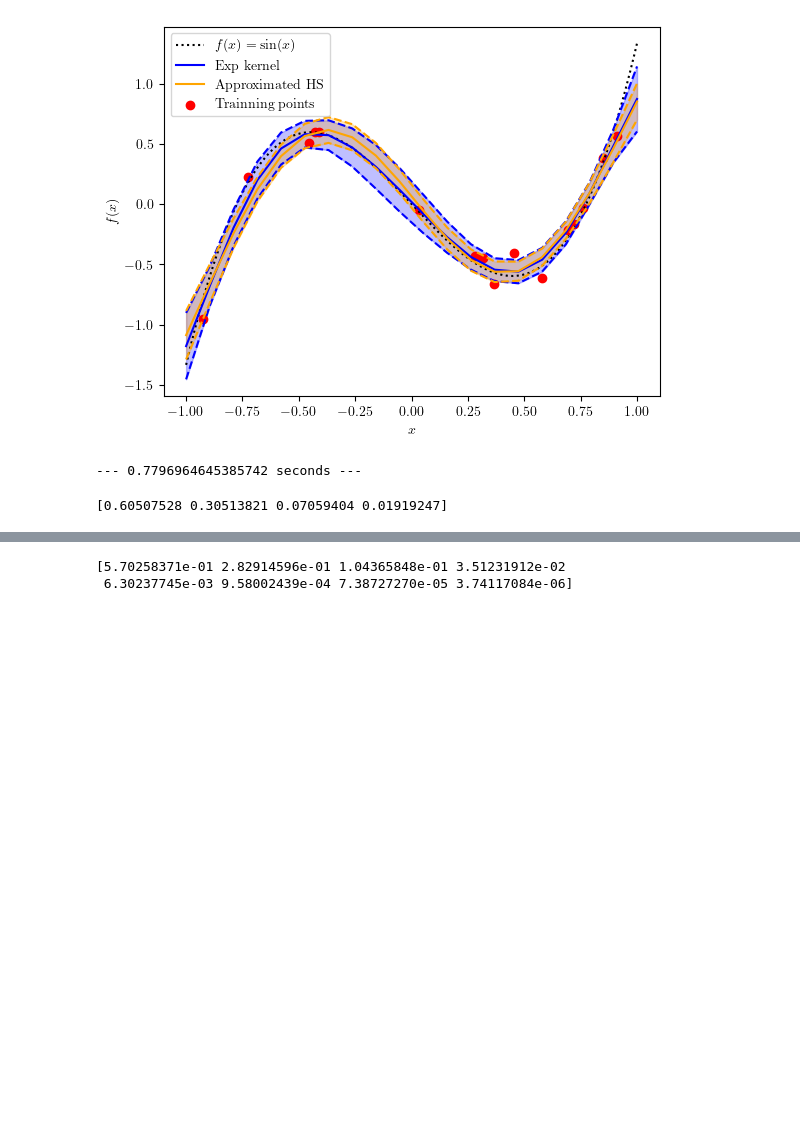
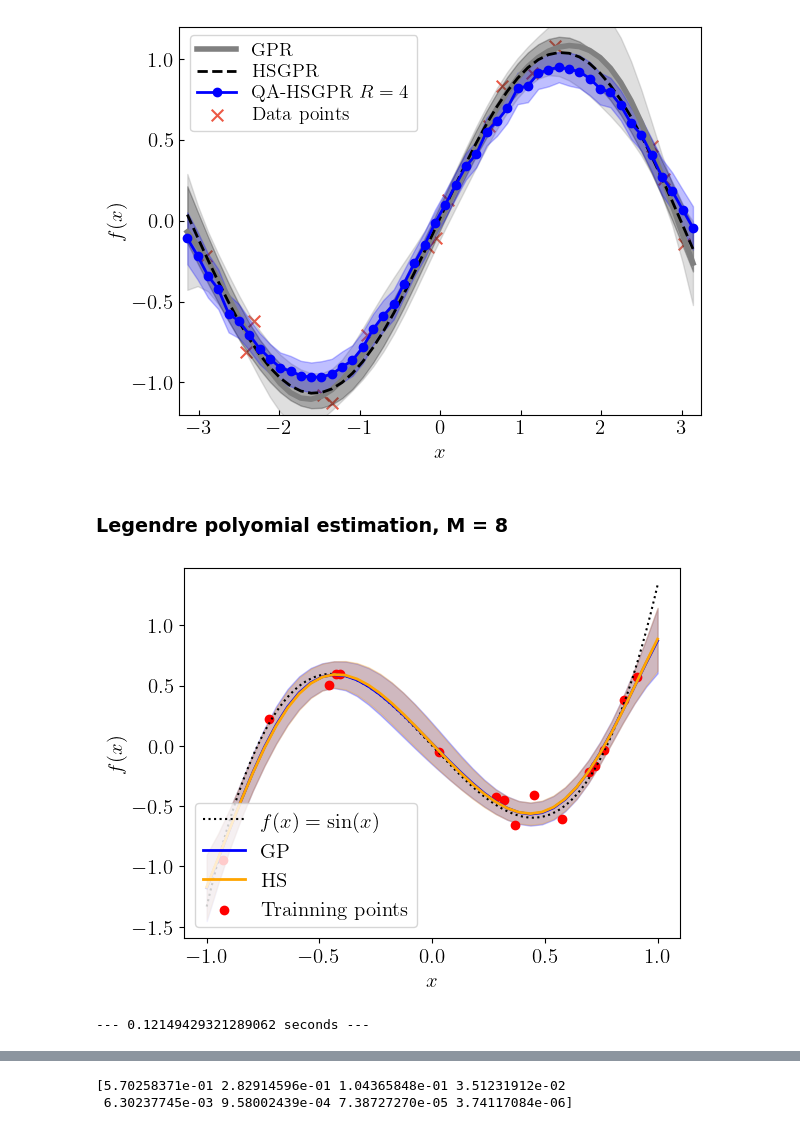
Before and after one commit to cagalvisf/Quantum_algorithm_for_HSGPR, a Jupyter notebook: Quantum_reduced_rank_GPR.ipynb, the cells around one changed output, grey strips where cells are left out. Saved outputs shown, nothing was run; the diff lists cells and outputs as text; code cells hidden in the pictures; blank space fills up the shorter version.

```diff
--- a/Quantum_reduced_rank_GPR.ipynb
+++ b/Quantum_reduced_rank_GPR.ipynb
@@ -196,3 +242,35 @@ print("--- %s seconds ---" % (time.time() - start_time))
+# %%
+## plot te result with R = 4
+R = 4
+data = np.loadtxt("Data/QAHSGPR_R{}_M{}_example_1.txt".format(R,M), delimiter=",")
+
+plot_with_uncertainty(Xp, data[:,1], np.diag(data[:,2]), color=color_GPR, name = "GPR", linestyle='-', linewidth=4.0)
+plot_with_uncertainty(Xp, data[:,3], np.diag(data[:,4]), color=color_HSGPR, name = "HSGPR", linestyle='--')
+plot_with_uncertainty(Xp, data[:,5], np.diag(data[:,6]), color=shades[-1], name = "QA-HSGPR $R={}$".format(R), linestyle='-', marker='o')
+plt.scatter(X_train, y_train, marker='x', label="Data points", color='#e82f17',zorder=0, s = 70, alpha=0.8)
+plt.xlabel("$x$")
+plt.ylabel("$f(x)$")
+plt.legend()
+
+
+## place ticks inside figure
+plt.tick_params(direction='in')
+
+## place legend left 0.2 units
+plt.legend(bbox_to_anchor=(0.02, 0.98), loc='upper left', fontsize = 14, borderaxespad=0.,ncol=1,labelspacing=0.2,  columnspacing=0.6)
+
+plt.ylim(-1.2,1.2)
+plt.xlim(-np.pi-0.1,np.pi+0.1)
+
+plt.tight_layout()
+
+plt.savefig("Figures/mean_and_variance_QHSGPR_R{}_example_1.pdf".format(R),  pad_inches = 0, bbox_inches='tight')
+
+plt.show()
+# %% [output]
+[figure, added]
+# %% [markdown]
+### Legendre polyomial estimation, M = 8
 # %%
 ## initial point
 x_i = -1
@@ -202,7 +280,7 @@ X_real = np.linspace(start=x_i, stop=x_f, num=1000).reshape(-1, 1)
 y = np.squeeze((5*(X_real)**3 - 3*(X_real))/1.5 )
 
 ## Points where we want to evaluate the function
-Xp = np.linspace(start=x_i, stop=x_f, num=20).reshape(-1, 1)
+Xp = np.linspace(start=x_i, stop=x_f, num=40).reshape(-1, 1)
 
 ## Number of trainning points
 np.random.seed(2)
@@ -228,7 +306,7 @@ GK = GP_regressors.Gaussian_kernel_GPR((X_train, y_train),sigma2=sigma2, alpha=a
 
 
 L = 2
-M = 2**2
+M = 2**3
 
 HS = GP_regressors.HS_approx_GPR((X_train, y_train),
                    sigma2=sigma2,
@@ -242,10 +320,11 @@ mu_post_exp_k, Sigma_post_exp_k = GK.posterior(Xp)
 mu_post_approx_HS_k, Sigma_post_approx_HS_k = HS.posterior(Xp)
 
 ## GPR with exp kernel
+plt.figure()
 plt.plot(X_real, y, label=r"$f(x) = \sin(x)$", linestyle="dotted", color='k')
 
-plot_with_uncertainty(Xp, mu_post_exp_k, Sigma_post_exp_k, color='blue', name = "Exp kernel")
-plot_with_uncertainty(Xp, mu_post_approx_HS_k, Sigma_post_approx_HS_k, color='orange', name = "Approximated HS")
+plot_with_uncertainty(Xp, mu_post_exp_k, Sigma_post_exp_k, color='blue', name = "GP")
+plot_with_uncertainty(Xp, mu_post_approx_HS_k, Sigma_post_approx_HS_k, color='orange', name = "HS")
 
 plt.scatter(X_train, y_train, label="Trainning points", color='r')
 
@@ -257,28 +336,5 @@ plt.show()
 
 print("--- %s seconds ---" % (time.time() - start_time))
 # %% [output]
-[figure, old version]
+[figure, new version]
---- 0.7796964645385742 seconds ---
+--- 0.12149429321289062 seconds ---
-# %%
-Phif = HS.Phi_matrix(X_train)
-Lambda = HS.Lambda()
-Phisf = HS.Phi_matrix(Xp).T
-
-
-Z = np.array(Phif @ np.sqrt(Lambda))
-Zs =np.array(Phisf.T @ np.sqrt(Lambda))
-
-## Normalize the data
-norm_z = np.linalg.norm(Z)
-
-Z_norm = Z/norm_z
-
-ZZd = np.array(Z_norm.T @ Z_norm)
-
-real_eigenvals, real_eigenvecs = scipy.linalg.eig(ZZd)
-
-## delta parameter should be 1>delta>lam_max
-print( np.real(real_eigenvals))
-delta =np.real(real_eigenvals[0])+0.05
-# %% [output]
-[0.60507528 0.30513821 0.07059404 0.01919247]
```
Also changed, not shown: parts of 41 cells of this notebook, 2 other files.
